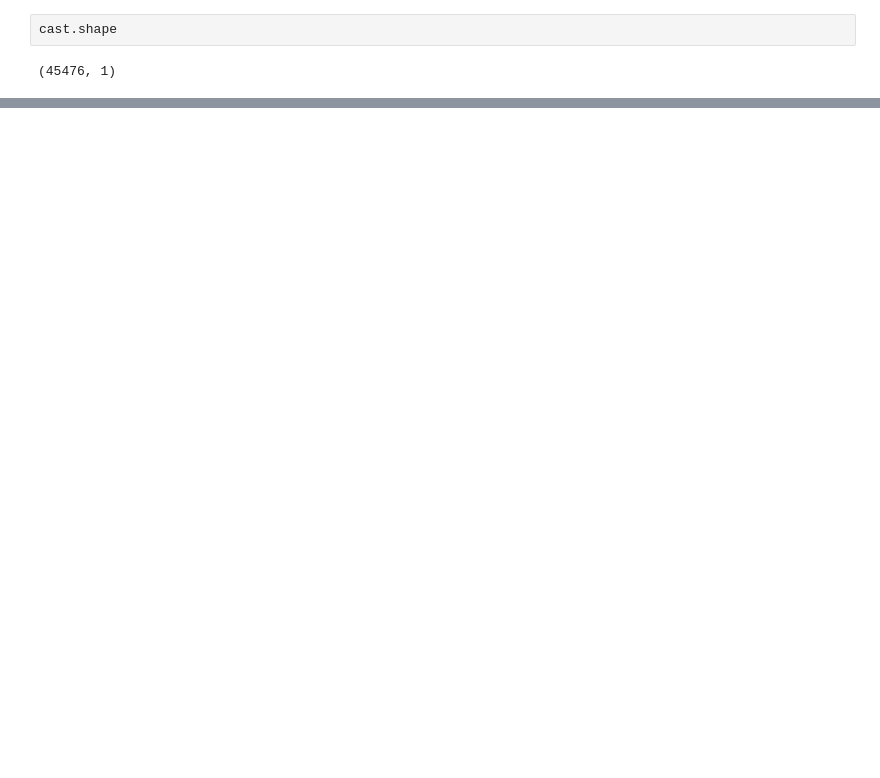
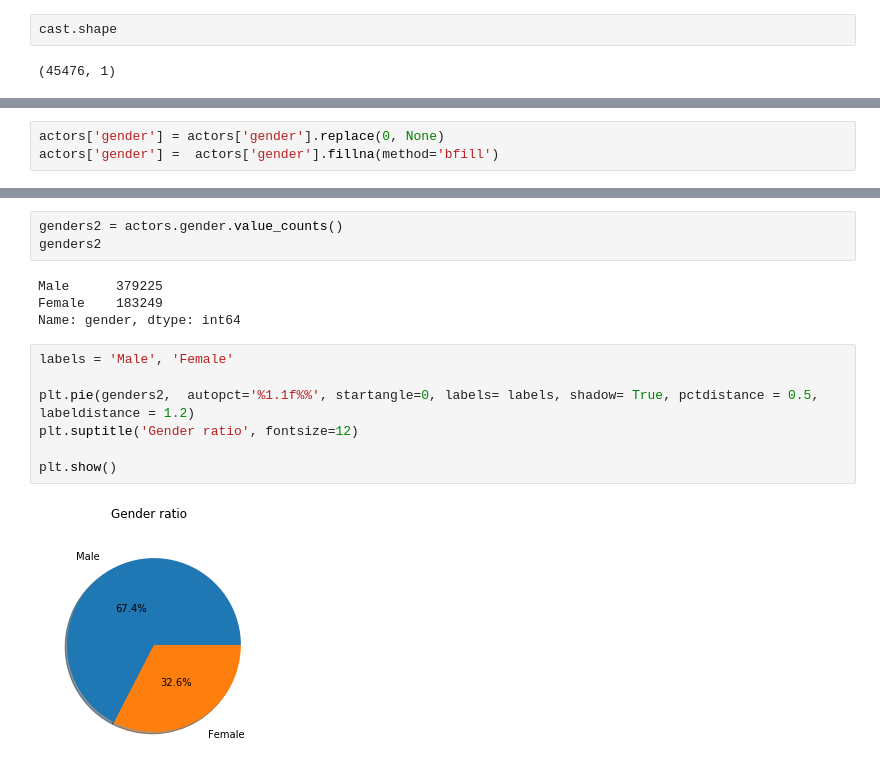
Before and after one commit to Dibmar/DAANMO_Project, a Jupyter notebook: Projects/DAANMO/credits_exp.ipynb, the cells around one changed output, grey strips where cells are left out. Cells and saved outputs as stored; diff of their text form; blank space fills up the shorter version.

```diff
--- a/Projects/DAANMO/credits_exp.ipynb
+++ b/Projects/DAANMO/credits_exp.ipynb
@@ -61,0 +143,3 @@ cast.head(2)
+# %%
+actors['gender'] = actors['gender'].replace(0, None)
+actors['gender'] =  actors['gender'].fillna(method='bfill')
@@ -61,0 +161,16 @@ cast.head(2)
+# %%
+genders2 = actors.gender.value_counts()
+genders2
+# %% [output]
+Male      379225
+Female    183249
+Name: gender, dtype: int64
+# %%
+labels = 'Male', 'Female'
+
+plt.pie(genders2,  autopct='%1.1f%%', startangle=0, labels= labels, shadow= True, pctdistance = 0.5, labeldistance = 1.2)
+plt.suptitle('Gender ratio', fontsize=12)
+
+plt.show()
+# %% [output]
+[figure, added]
```
Also changed, not shown: parts of 27 cells of this notebook, 2 other files.
